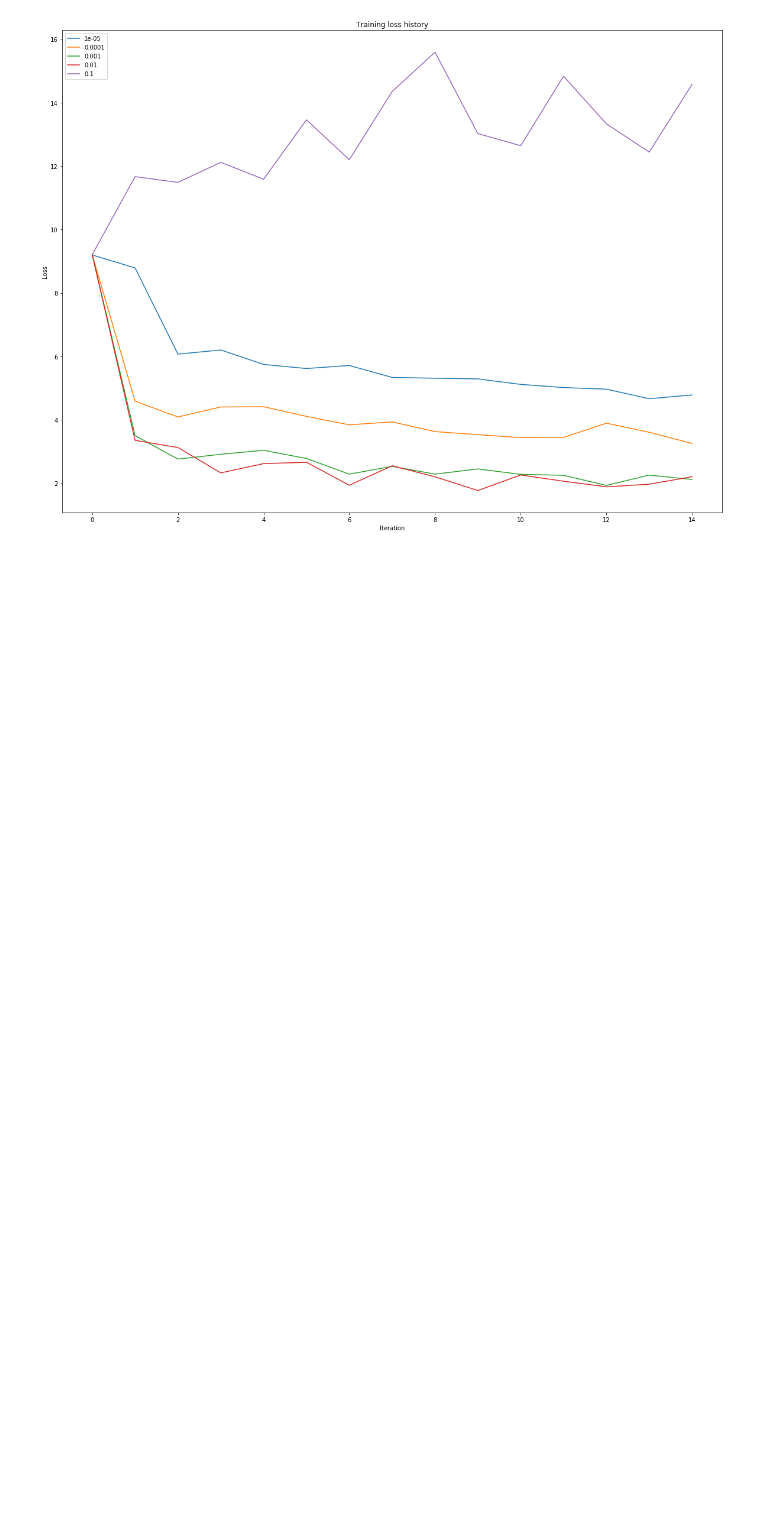
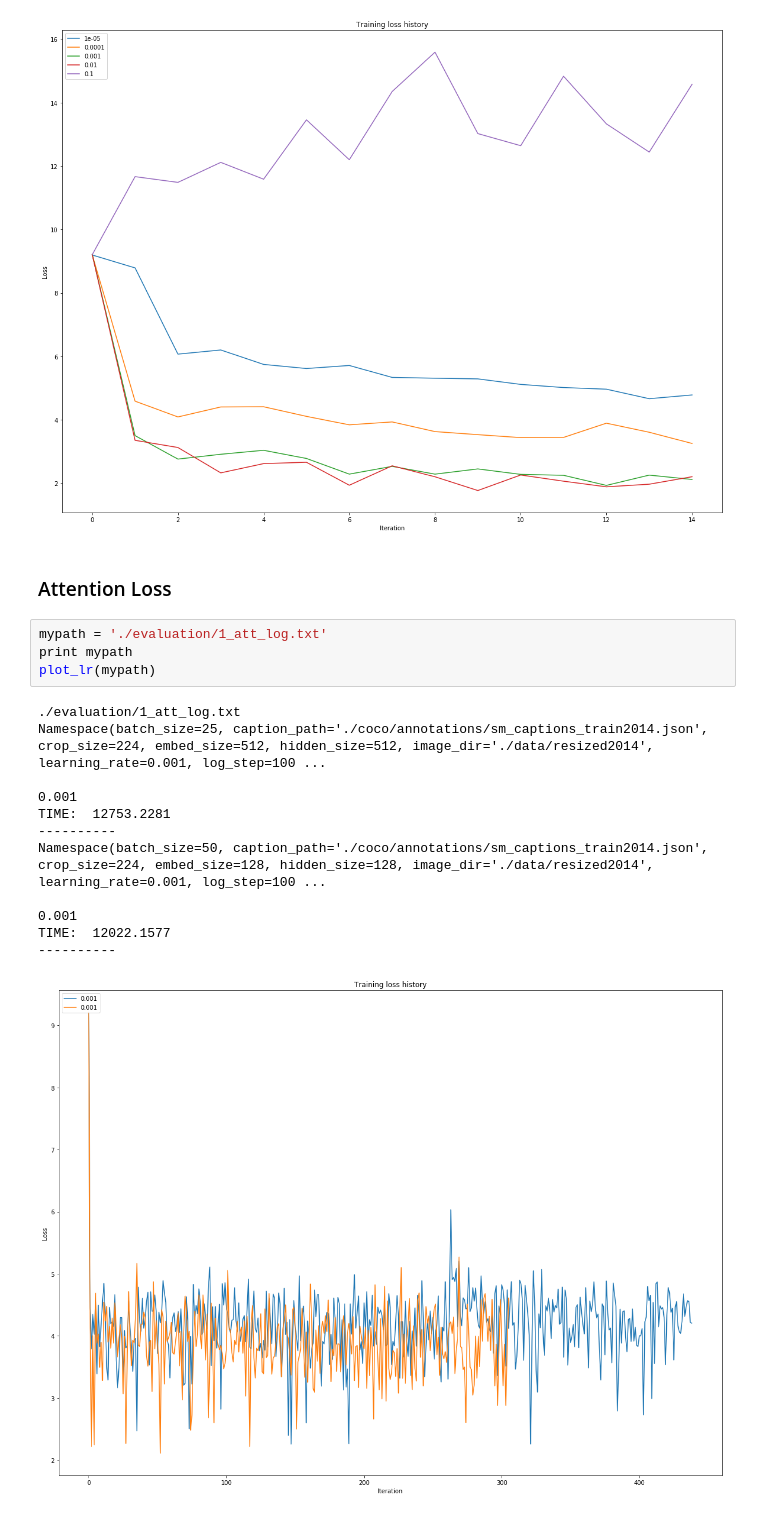
Before and after one commit to nsimsiri/Image-Captioning, a Jupyter notebook: parsing loss.ipynb, the cells around one changed output. Saved outputs shown, nothing was run; the diff lists cells and outputs as text; blank space fills up the shorter version.

Commit message:
attention traiining 1

```diff
--- a/parsing loss.ipynb
+++ b/parsing loss.ipynb
@@ -219,3 +252,22 @@ Namespace(batch_size=25, caption_path='./coco/annotations/sm_captions_train2014.
 TIME:  1027.9687
 ----------
 [figure]
+# %% [markdown]
+### Attention Loss
+# %%
+mypath = './evaluation/1_att_log.txt'
+print mypath
+plot_lr(mypath)
+# %% [output]
+./evaluation/1_att_log.txt
+Namespace(batch_size=25, caption_path='./coco/annotations/sm_captions_train2014.json', crop_size=224, embed_size=512, hidden_size=512, image_dir='./data/resized2014', learning_rate=0.001, log_step=100 ...
+
+0.001
+TIME:  12753.2281
+----------
+Namespace(batch_size=50, caption_path='./coco/annotations/sm_captions_train2014.json', crop_size=224, embed_size=128, hidden_size=128, image_dir='./data/resized2014', learning_rate=0.001, log_step=100 ...
+
+0.001
+TIME:  12022.1577
+----------
+[figure, added]
```
Also changed, not shown: parts of 3 cells of this notebook, 4 other files.
